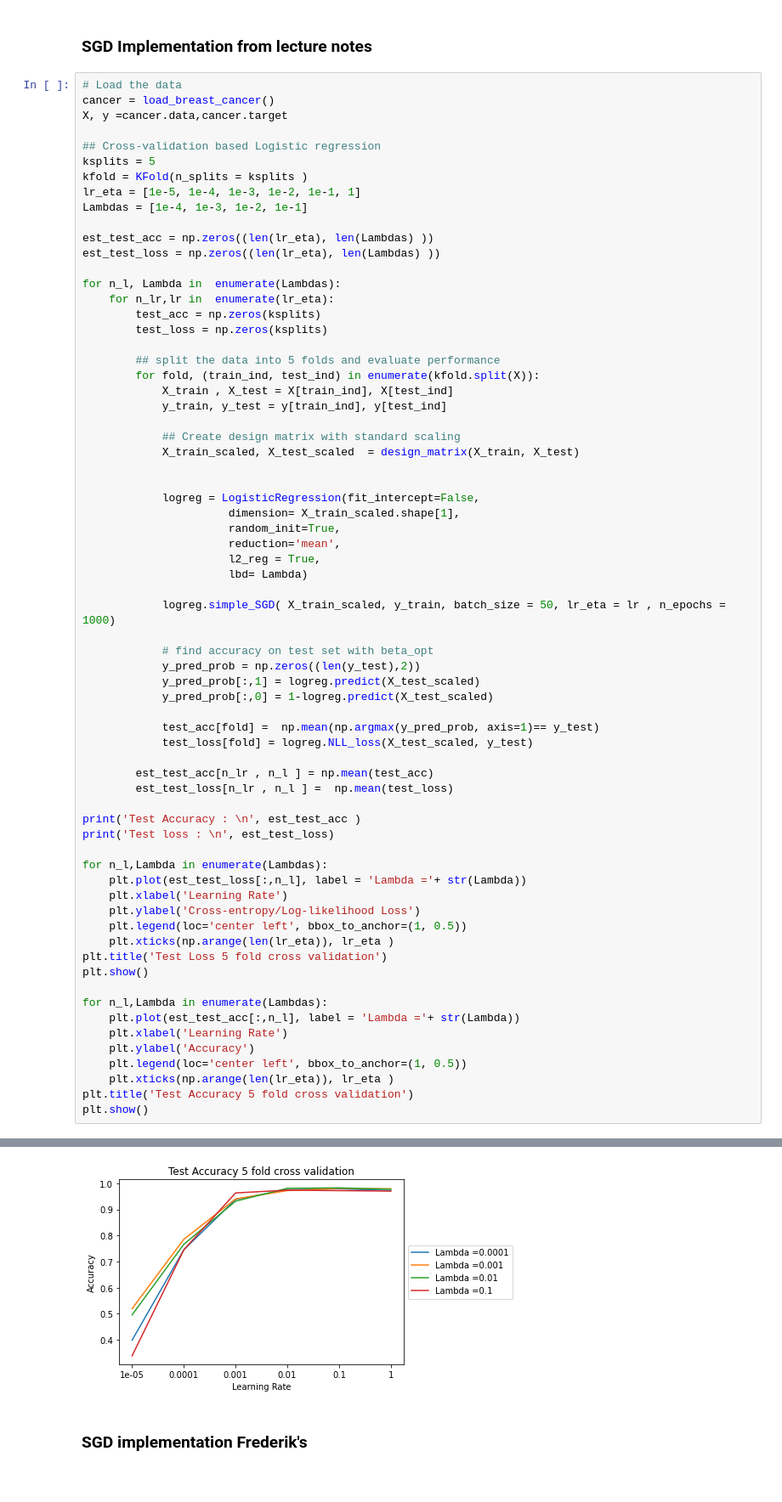
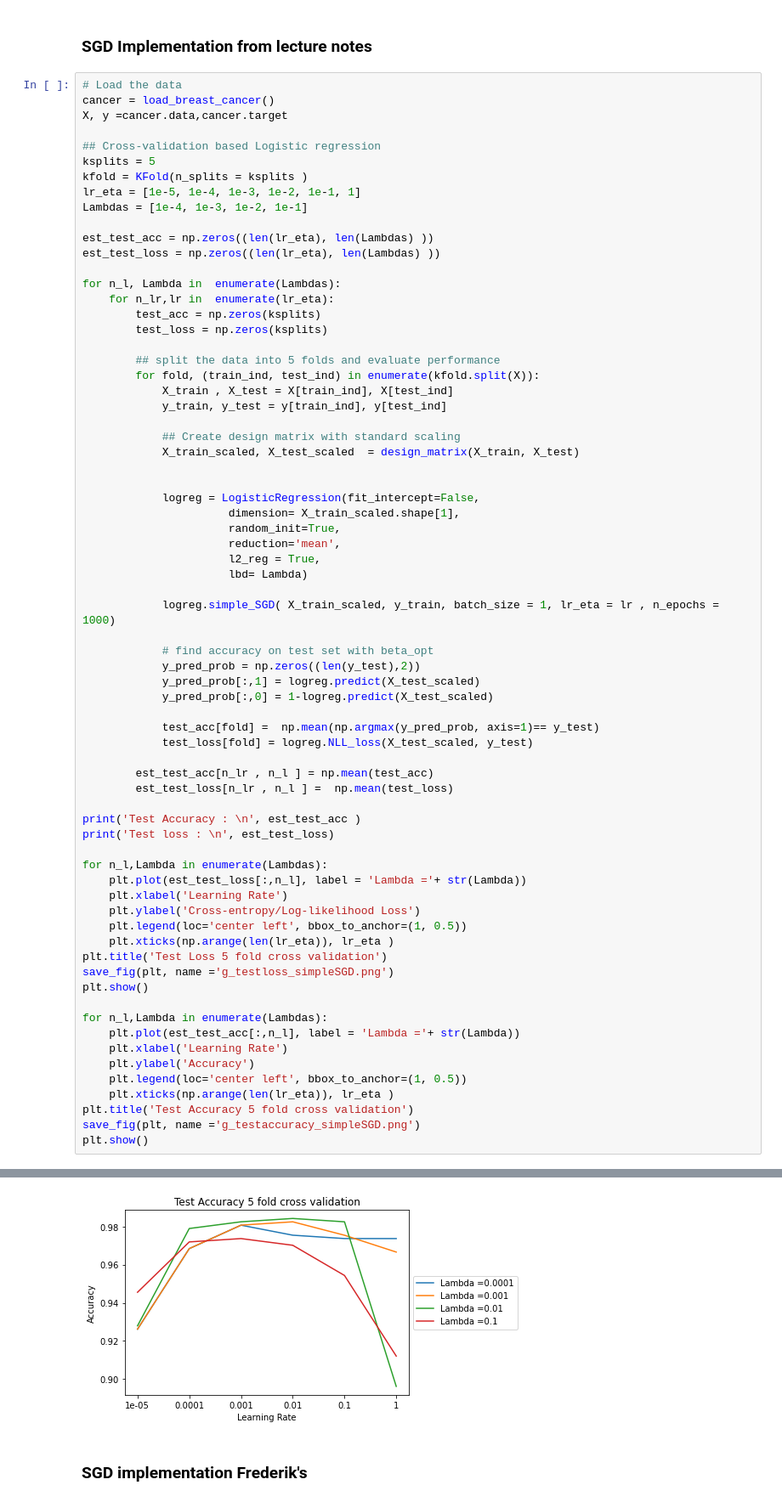
Before and after one commit to frederikrogge/compsci-project, a Jupyter notebook: Notebooks/task_g.ipynb, the cells around one changed output, grey strips where cells are left out. Shown: that part at 85% size. Cells and saved outputs as stored; diff of their text form.

Commit message:
Task g updated with batch 1

```diff
--- a/Notebooks/task_g.ipynb
+++ b/Notebooks/task_g.ipynb
@@ -65,7 +65,7 @@ for n_l, Lambda in  enumerate(Lambdas):
                       l2_reg = True,
                       lbd= Lambda)
 
-            logreg.simple_SGD( X_train_scaled, y_train, batch_size = 50, lr_eta = lr , n_epochs = 1000)
+            logreg.simple_SGD( X_train_scaled, y_train, batch_size = 1, lr_eta = lr , n_epochs = 1000)
 
             # find accuracy on test set with beta_opt
             y_pred_prob = np.zeros((len(y_test),2))
@@ -88,6 +88,7 @@ for n_l,Lambda in enumerate(Lambdas):
     plt.legend(loc='center left', bbox_to_anchor=(1, 0.5))
     plt.xticks(np.arange(len(lr_eta)), lr_eta )
 plt.title('Test Loss 5 fold cross validation')
+save_fig(plt, name ='g_testloss_simpleSGD.png')
 plt.show()
 
 for n_l,Lambda in enumerate(Lambdas):
@@ -97,6 +98,7 @@ for n_l,Lambda in enumerate(Lambdas):
     plt.legend(loc='center left', bbox_to_anchor=(1, 0.5))
     plt.xticks(np.arange(len(lr_eta)), lr_eta )
 plt.title('Test Accuracy 5 fold cross validation')
+save_fig(plt, name ='g_testaccuracy_simpleSGD.png')
 plt.show()
 # %% [output]
 Test Accuracy :
@@ -117,4 +119,4 @@ Test loss :
-[figure, old version]
+[figure, new version]
 # %% [markdown]
 ### SGD implementation Frederik's
 # %%
```
Also changed, not shown: parts of 3 cells of this notebook, 6 other files.
